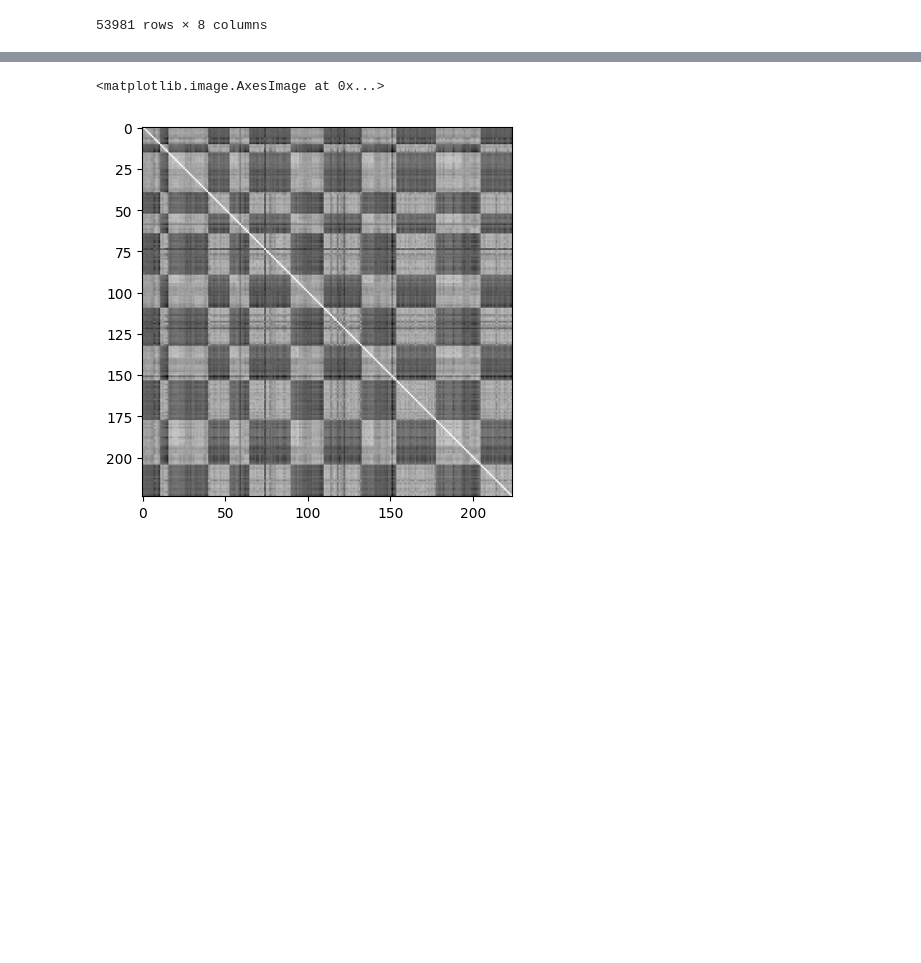
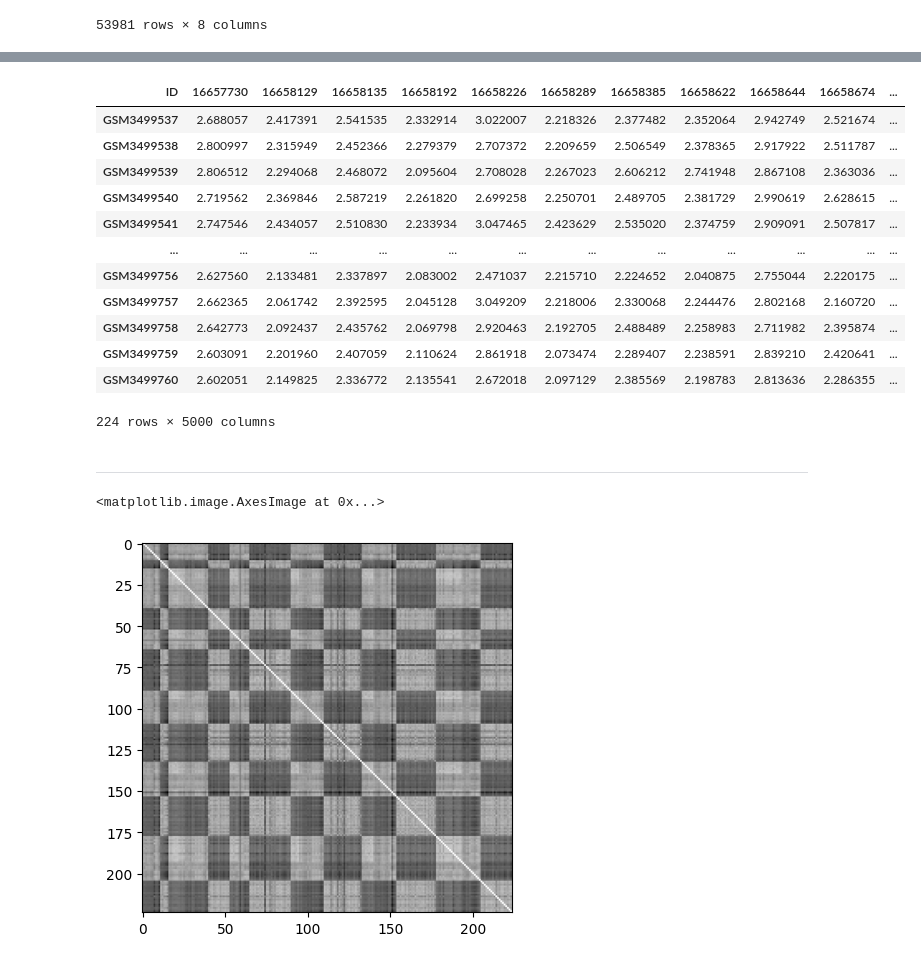
Before and after one commit to LSpeggiorin/TCC, a Jupyter notebook: TCC.ipynb, the cells around one changed output, grey strips where cells are left out. Drawn from its saved outputs; the diff is of its cells as text; code cells hidden in the pictures; blank space fills up the shorter version.

```diff
--- a/TCC.ipynb
+++ b/TCC.ipynb
@@ -246,3 +247,28 @@ AttributeError: 'Series' object has no attribute 'startswith'
+# %%
+#filtrar por variancia (manter top 5000 "genes" que mais variam)
+variance = teste.var(axis=0)
+filtered_varlist = variance.rank().sort_values(ascending=False)
+
+filtered_varlist = list(filtered_varlist[0:5000].index)
+
+teste2 = transformed_df.loc[:,[sonda for sonda in transformed_df.columns.tolist() if sonda in filtered_varlist]]
+teste2
+# %% [output]
+| ID | 16657730 | 16658129 | 16658135 | 16658192 | 16658226 | 16658289 | 16658385 | 16658622 | 16658644 | 16658674 | ... |
+| GSM3499537 | 2.688057 | 2.417391 | 2.541535 | 2.332914 | 3.022007 | 2.218326 | 2.377482 | 2.352064 | 2.942749 | 2.521674 | ... |
+| GSM3499538 | 2.800997 | 2.315949 | 2.452366 | 2.279379 | 2.707372 | 2.209659 | 2.506549 | 2.378365 | 2.917922 | 2.511787 | ... |
+| GSM3499539 | 2.806512 | 2.294068 | 2.468072 | 2.095604 | 2.708028 | 2.267023 | 2.606212 | 2.741948 | 2.867108 | 2.363036 | ... |
+| GSM3499540 | 2.719562 | 2.369846 | 2.587219 | 2.261820 | 2.699258 | 2.250701 | 2.489705 | 2.381729 | 2.990619 | 2.628615 | ... |
+| GSM3499541 | 2.747546 | 2.434057 | 2.510830 | 2.233934 | 3.047465 | 2.423629 | 2.535020 | 2.374759 | 2.909091 | 2.507817 | ... |
+| ... | ... | ... | ... | ... | ... | ... | ... | ... | ... | ... | ... |
+| GSM3499756 | 2.627560 | 2.133481 | 2.337897 | 2.083002 | 2.471037 | 2.215710 | 2.224652 | 2.040875 | 2.755044 | 2.220175 | ... |
+| GSM3499757 | 2.662365 | 2.061742 | 2.392595 | 2.045128 | 3.049209 | 2.218006 | 2.330068 | 2.244476 | 2.802168 | 2.160720 | ... |
+| GSM3499758 | 2.642773 | 2.092437 | 2.435762 | 2.069798 | 2.920463 | 2.192705 | 2.488489 | 2.258983 | 2.711982 | 2.395874 | ... |
+| GSM3499759 | 2.603091 | 2.201960 | 2.407059 | 2.110624 | 2.861918 | 2.073474 | 2.289407 | 2.238591 | 2.839210 | 2.420641 | ... |
+| GSM3499760 | 2.602051 | 2.149825 | 2.336772 | 2.135541 | 2.672018 | 2.097129 | 2.385569 | 2.198783 | 2.813636 | 2.286355 | ... |
+224 rows × 5000 columns
+# %% [markdown]
+---
 # %%
 # We want to get TSNE embedding with 2 dimensions
 X = transformed_df.drop("Class", axis=1)
```
Also changed, not shown: parts of 18 cells of this notebook, 1 other file.
